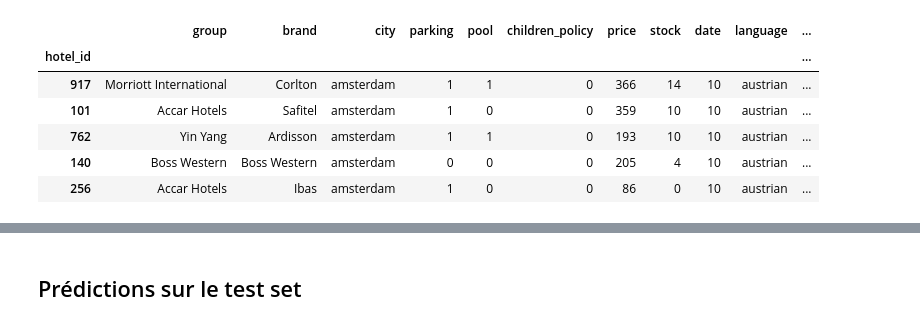
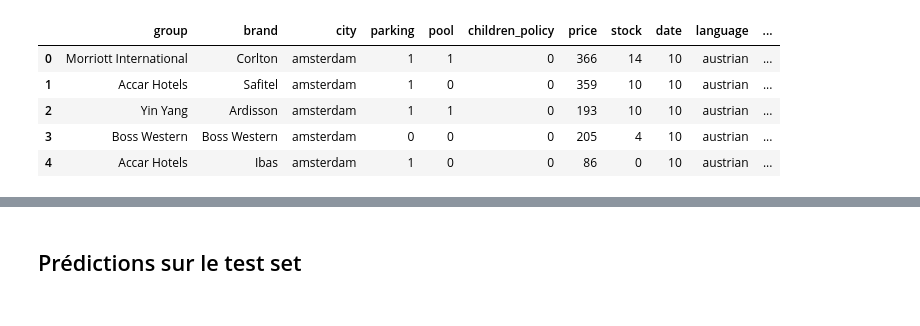
Before and after one commit to njulia1/Defi-IA-2023, a Jupyter notebook: Random Forest .ipynb, the cells around one changed output, grey strips where cells are left out. Saved outputs shown, nothing was run; the diff lists cells and outputs as text; code cells hidden in the pictures.

```diff
--- a/Random Forest .ipynb
+++ b/Random Forest .ipynb
@@ -14,15 +14,15 @@ from sklearn.model_selection import train_test_split
 from sklearn.preprocessing import StandardScaler
 # %%
 requests=pd.read_csv("data.csv",sep=",",header=0)
-requests.index=requests['hotel_id']
+#requests.index=requests['hotel_id']
 requests=requests.drop(['hotel_id'],axis=1)
+requests=requests.drop(['avatar_name'],axis=1)
 requests.head()
 # %% [output]
 |  | group | brand | city | parking | pool | children_policy | price | stock | date | language | ... |
-| hotel_id |  |  |  |  |  |  |  |  |  |  | ... |
-| 917 | Morriott International | Corlton | amsterdam | 1 | 1 | 0 | 366 | 14 | 10 | austrian | ... |
-| 101 | Accar Hotels | Safitel | amsterdam | 1 | 0 | 0 | 359 | 10 | 10 | austrian | ... |
-| 762 | Yin Yang | Ardisson | amsterdam | 1 | 1 | 0 | 193 | 10 | 10 | austrian | ... |
-| 140 | Boss Western | Boss Western | amsterdam | 0 | 0 | 0 | 205 | 4 | 10 | austrian | ... |
-| 256 | Accar Hotels | Ibas | amsterdam | 1 | 0 | 0 | 86 | 0 | 10 | austrian | ... |
+| 0 | Morriott International | Corlton | amsterdam | 1 | 1 | 0 | 366 | 14 | 10 | austrian | ... |
+| 1 | Accar Hotels | Safitel | amsterdam | 1 | 0 | 0 | 359 | 10 | 10 | austrian | ... |
+| 2 | Yin Yang | Ardisson | amsterdam | 1 | 1 | 0 | 193 | 10 | 10 | austrian | ... |
+| 3 | Boss Western | Boss Western | amsterdam | 0 | 0 | 0 | 205 | 4 | 10 | austrian | ... |
+| 4 | Accar Hotels | Ibas | amsterdam | 1 | 0 | 0 | 86 | 0 | 10 | austrian | ... |
 # %%
```
Also changed, not shown: parts of 15 cells of this notebook.
